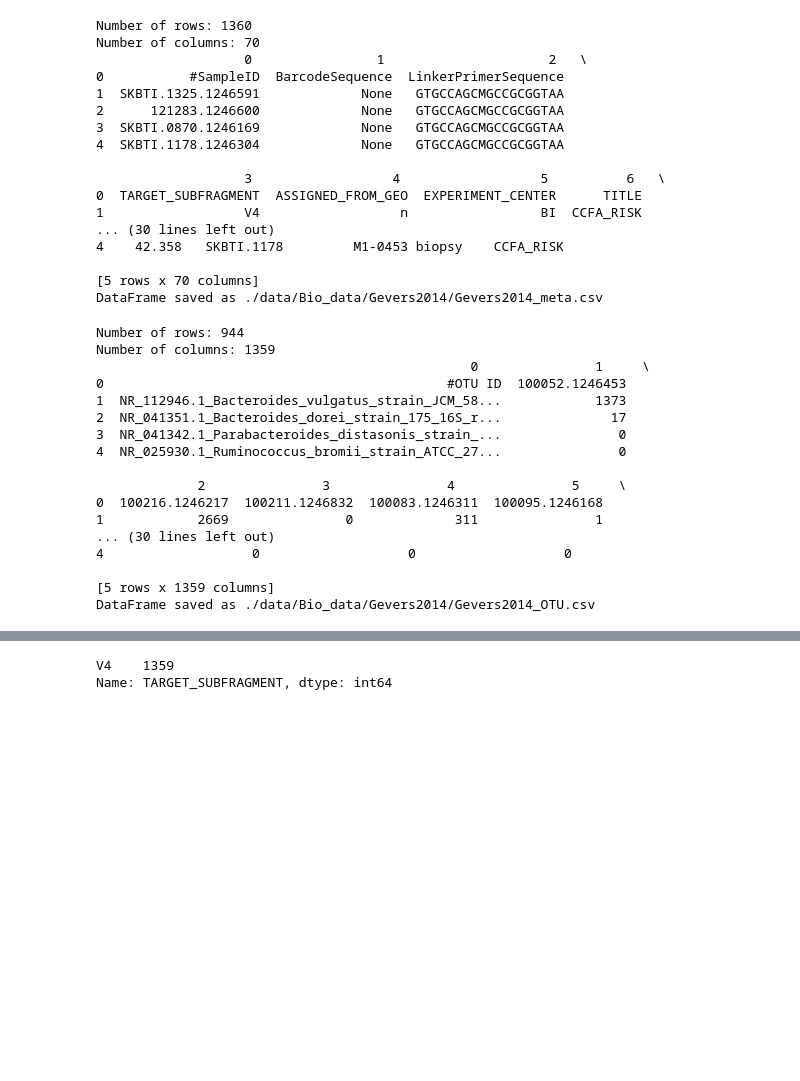
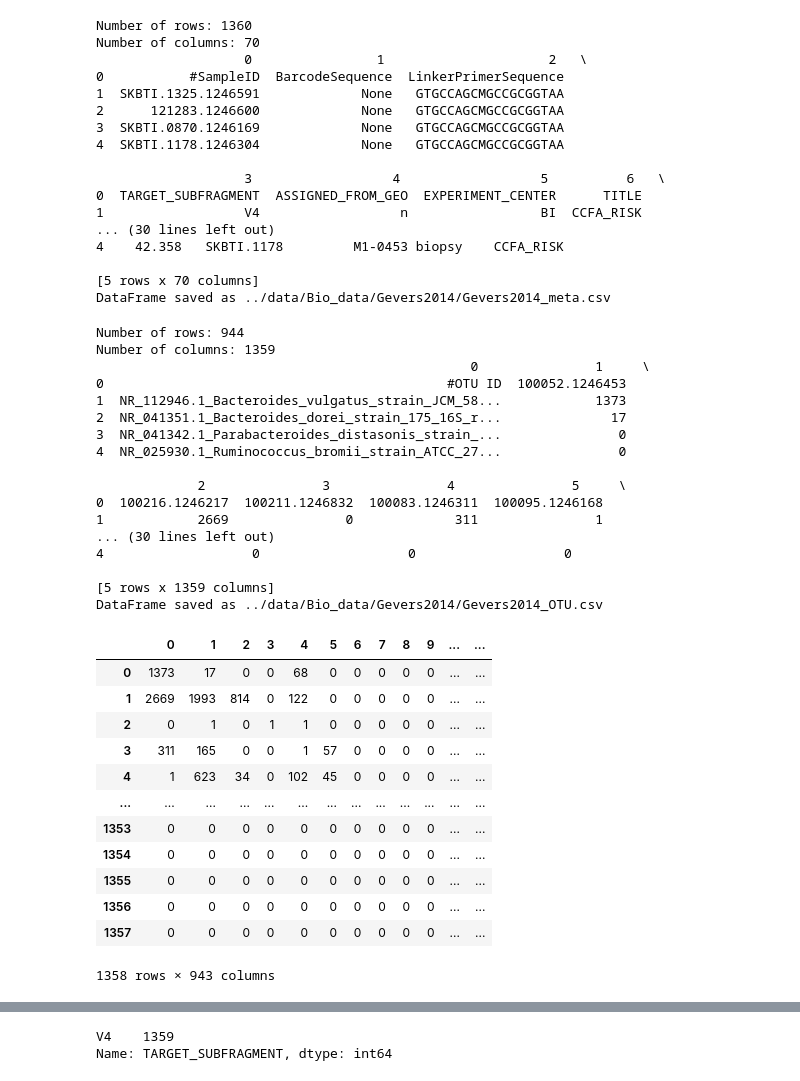
Before and after one commit to StefRodopCodes94/Thesis, a Jupyter notebook: src/Bio_VAE.ipynb, the cells around one changed output, grey strips where cells are left out. Drawn from its saved outputs; the diff is of its cells as text; code cells hidden in the pictures; blank space fills up the shorter version.

```diff
--- a/src/Bio_VAE.ipynb
+++ b/src/Bio_VAE.ipynb
@@ -26,7 +26,7 @@ import torch.optim as optim
 from torch.utils.data import DataLoader, TensorDataset
 import numpy as np
 # %%
-with open('./data/Bio_data/Gevers2014/Gevers2014_meta.txt', 'r') as file:
+with open('../data/Bio_data/Gevers2014/Gevers2014_meta.txt', 'r') as file:
     meta = file.read()
 
 # Split the contents into lines
@@ -51,7 +51,7 @@ print(f"Number of columns: {num_columns}")
 # Display the first few rows of the DataFrame for inspection
 print(meta_df.head())
 
-csv_file_path = './data/Bio_data/Gevers2014/Gevers2014_meta.csv'
+csv_file_path = '../data/Bio_data/Gevers2014/Gevers2014_meta.csv'
 
 # Save the DataFrame as a CSV file
 meta_df.to_csv(csv_file_path, index=False,header=0)
@@ -75,9 +75,9 @@ Number of columns: 70
 4    42.358   SKBTI.1178         M1-0453 biopsy    CCFA_RISK
 
 [5 rows x 70 columns]
-DataFrame saved as ./data/Bio_data/Gevers2014/Gevers2014_meta.csv
+DataFrame saved as ../data/Bio_data/Gevers2014/Gevers2014_meta.csv
 # %%
-with open('./data/Bio_data/Gevers2014/otutable.txt', 'r') as file:
+with open('../data/Bio_data/Gevers2014/otutable.txt', 'r') as file:
     OTU = file.read()
 
 # Split the contents into lines
@@ -101,7 +101,7 @@ print(f"Number of columns: {num_columns}")
 
 # Display the first few rows of the DataFrame for inspection
 print(OTU_df.head())
-csv_file_path = './data/Bio_data/Gevers2014/Gevers2014_OTU.csv'
+csv_file_path = '../data/Bio_data/Gevers2014/Gevers2014_OTU.csv'
 
 # Save the DataFrame as a CSV file
 OTU_df.to_csv(csv_file_path, index=False,header=0)
@@ -125,6 +125,6 @@ Number of columns: 1359
 4                   0                   0                   0
 
 [5 rows x 1359 columns]
-DataFrame saved as ./data/Bio_data/Gevers2014/Gevers2014_OTU.csv
+DataFrame saved as ../data/Bio_data/Gevers2014/Gevers2014_OTU.csv
 # %%
 # Define the path to the CSV file
@@ -137,0 +138,18 @@ OTU_df= OTU_df.T
+# %%
+data = OTU_df.T.iloc[1:].reset_index(drop=True)
+data = data.astype(int)
+data
+# %% [output]
+|  | 0 | 1 | 2 | 3 | 4 | 5 | 6 | 7 | 8 | 9 | ... | ... |
+| 0 | 1373 | 17 | 0 | 0 | 68 | 0 | 0 | 0 | 0 | 0 | ... | ... |
+| 1 | 2669 | 1993 | 814 | 0 | 122 | 0 | 0 | 0 | 0 | 0 | ... | ... |
+| 2 | 0 | 1 | 0 | 1 | 1 | 0 | 0 | 0 | 0 | 0 | ... | ... |
+| 3 | 311 | 165 | 0 | 0 | 1 | 57 | 0 | 0 | 0 | 0 | ... | ... |
+| 4 | 1 | 623 | 34 | 0 | 102 | 45 | 0 | 0 | 0 | 0 | ... | ... |
+| ... | ... | ... | ... | ... | ... | ... | ... | ... | ... | ... | ... | ... |
+| 1353 | 0 | 0 | 0 | 0 | 0 | 0 | 0 | 0 | 0 | 0 | ... | ... |
+| 1354 | 0 | 0 | 0 | 0 | 0 | 0 | 0 | 0 | 0 | 0 | ... | ... |
+| 1355 | 0 | 0 | 0 | 0 | 0 | 0 | 0 | 0 | 0 | 0 | ... | ... |
+| 1356 | 0 | 0 | 0 | 0 | 0 | 0 | 0 | 0 | 0 | 0 | ... | ... |
+| 1357 | 0 | 0 | 0 | 0 | 0 | 0 | 0 | 0 | 0 | 0 | ... | ... |
+1358 rows × 943 columns
```
Also changed, not shown: parts of 19 cells of this notebook, 15 other files.
